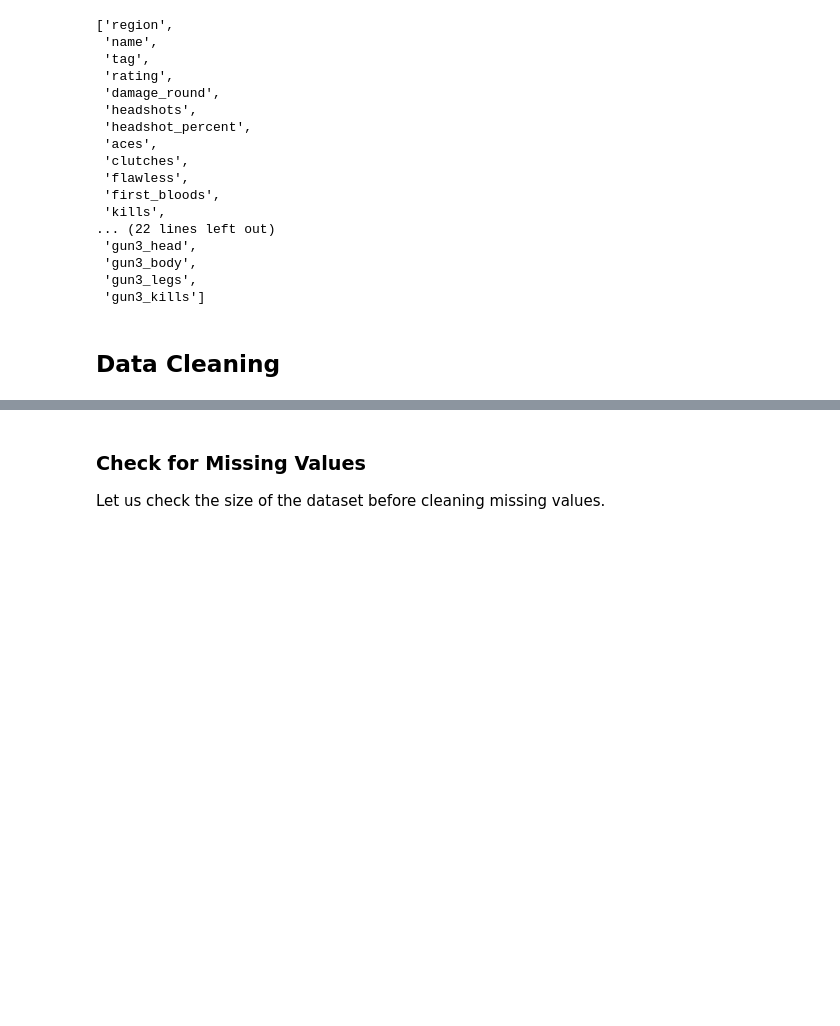
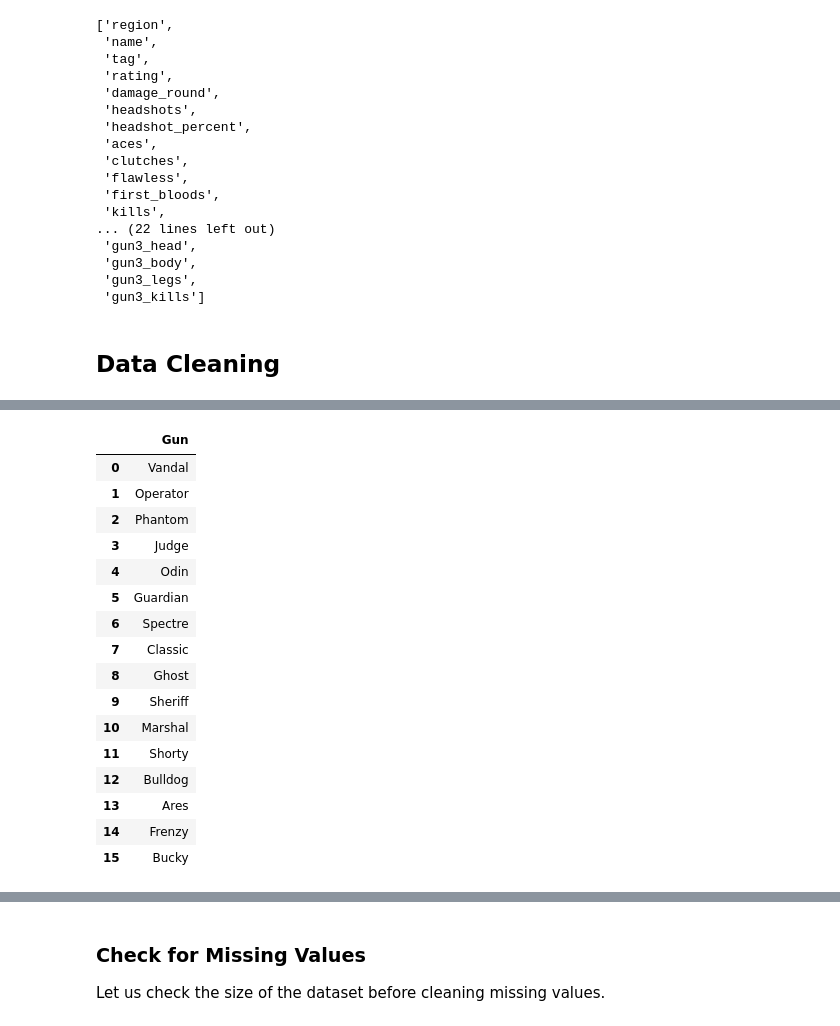
Before and after one commit to grahamogatia/valorant-statistical-modelling, a Jupyter notebook: [CSMODEL] Project - Case Study.ipynb, the cells around one changed output, grey strips where cells are left out. Drawn from its saved outputs; the diff is of its cells as text; code cells hidden in the pictures; blank space fills up the shorter version.

```diff
--- a/[CSMODEL] Project - Case Study.ipynb
+++ b/[CSMODEL] Project - Case Study.ipynb
@@ -126,0 +194,21 @@ val_df
+# %%
+gun1_name_df = pd.DataFrame(val_df['gun1_name'].unique(), columns=['Gun'])
+gun1_name_df
+# %% [output]
+|  | Gun |
+| 0 | Vandal |
+| 1 | Operator |
+| 2 | Phantom |
+| 3 | Judge |
+| 4 | Odin |
+| 5 | Guardian |
+| 6 | Spectre |
+| 7 | Classic |
+| 8 | Ghost |
+| 9 | Sheriff |
+| 10 | Marshal |
+| 11 | Shorty |
+| 12 | Bulldog |
+| 13 | Ares |
+| 14 | Frenzy |
+| 15 | Bucky |
```
Also changed, not shown: parts of 41 cells of this notebook.
